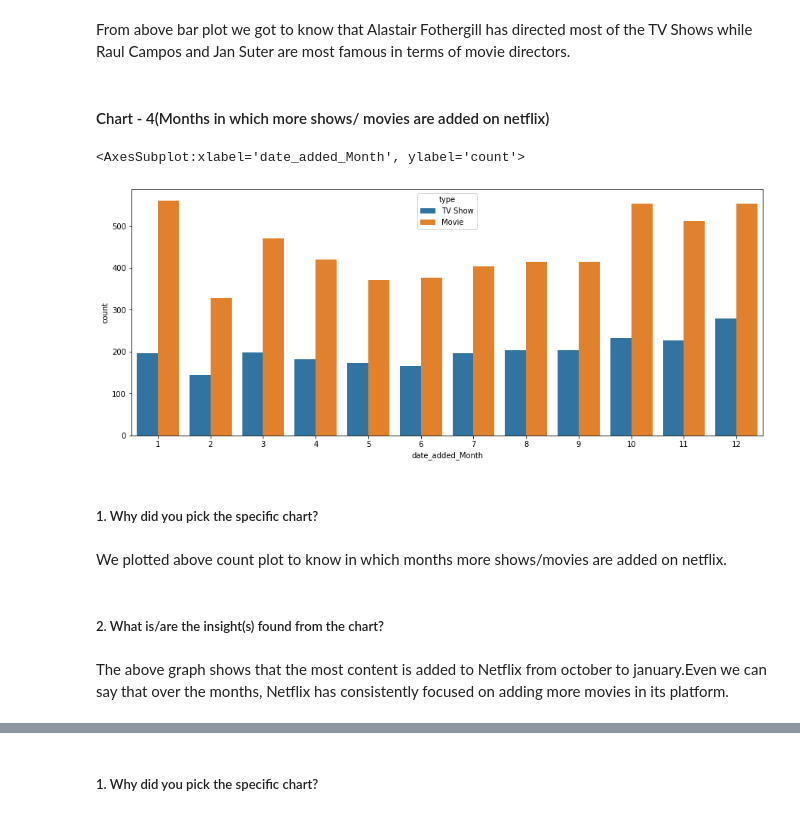
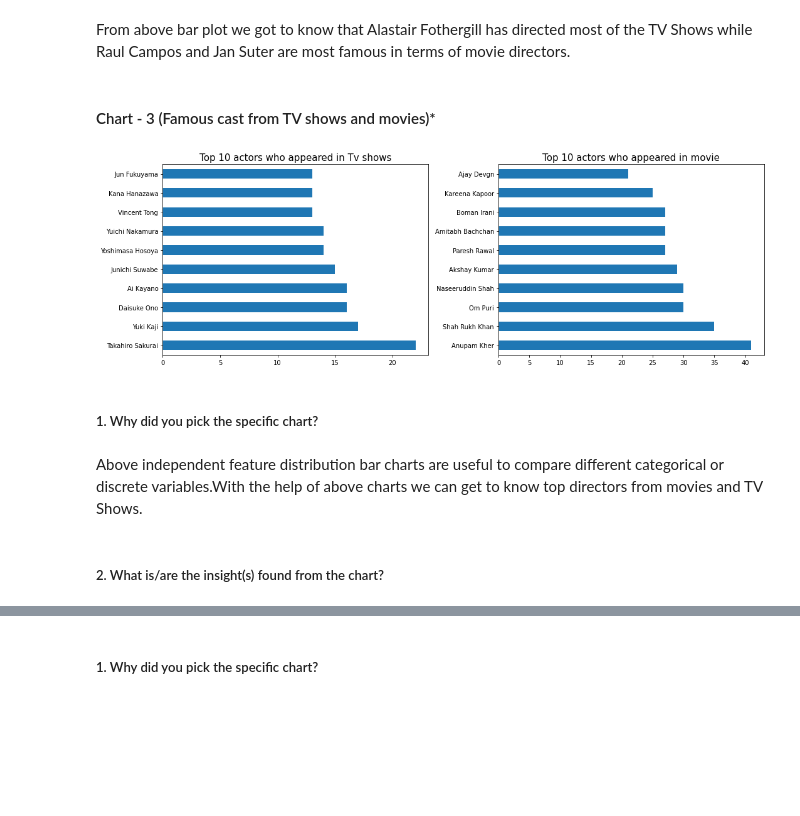
Before and after one commit to manjirikulkarni03/NETFLIX-MOVIES-AND-TV-SHOWS-CLUSTERING, a Jupyter notebook: INDIVIDUAL_NETFLIX_MOVIES_AND_TV_SHOWS_CLUSTERING.ipynb, the cells around one changed output, grey strips where cells are left out. Cells and saved outputs as stored; diff of their text form; code cells hidden in the pictures; blank space fills up the shorter version.

```diff
--- a/INDIVIDUAL_NETFLIX_MOVIES_AND_TV_SHOWS_CLUSTERING.ipynb
+++ b/INDIVIDUAL_NETFLIX_MOVIES_AND_TV_SHOWS_CLUSTERING.ipynb
@@ -629,20 +515,28 @@ Above independent feature distribution bar charts are useful to compare differen
 ##### 2. What is/are the insight(s) found from the chart?
 # %% [markdown]
 From above bar plot we got to know that Alastair Fothergill has directed most of the TV Shows while Raul Campos and Jan Suter are most famous in terms of movie directors.
-# %% [markdown]
-#### Chart - 4(Months in which more shows/ movies are added on netflix)
-# %%
-fig, ax = plt.subplots(figsize=(15,6))
-
-sns.countplot(x='date_added_Month', hue='type',lw=5, data=netflix, ax=ax)
-# %% [output]
-<AxesSubplot:xlabel='date_added_Month', ylabel='count'>
-[figure, removed]
+# %% [markdown]
+#### Chart - 3 (Famous cast from TV shows and movies)*
+# %%
+# Top directors for TV shows
+#defing fig size and axis
+fig,ax = plt.subplots(1,2, figsize=(15,5))
+
+# top 10 TV shows actor
+TV_shows = netflix[netflix['type']=='TV Show']['cast'].str.split(', ', expand=True).stack().reset_index(level=1, drop=True).value_counts()[:10].plot(kind='barh', ax=ax[0])
+TV_shows.set_title('Top 10 actors who appeared in Tv shows', size=15)
+
+# top 10 Movie actor
+movies = netflix[netflix['type']=='Movie']['cast'].str.split(', ', expand=True).stack().reset_index(level=1, drop=True).value_counts()[:10].plot(kind='barh', ax=ax[1])
+movies.set_title('Top 10 actors who appeared in movie', size=15)
+
+plt.tight_layout()
+plt.show()
+# %% [output]
+[figure, added]
 # %% [markdown]
 ##### 1. Why did you pick the specific chart?
-# %% [markdown]
-We plotted above count plot to know in which months more shows/movies are added on netflix.
+# %% [markdown]
+Above independent feature distribution bar charts are useful to compare different categorical or discrete variables.With the help of above charts we can get to know top directors from movies and TV Shows.
 # %% [markdown]
 ##### 2. What is/are the insight(s) found from the chart?
-# %% [markdown]
-The above graph shows that the most content is added to Netflix from october to january.Even we can say that over the months, Netflix has consistently focused on adding more movies in its platform.
```
Also changed, not shown: parts of 146 cells of this notebook.
